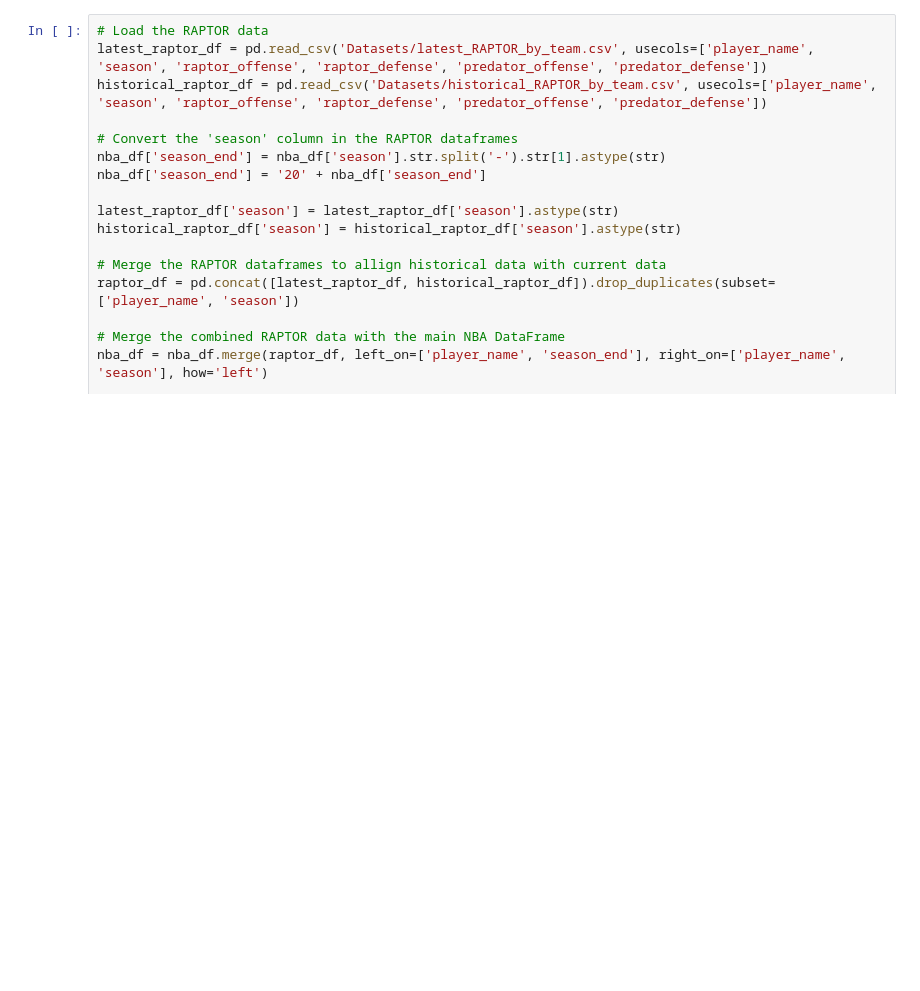
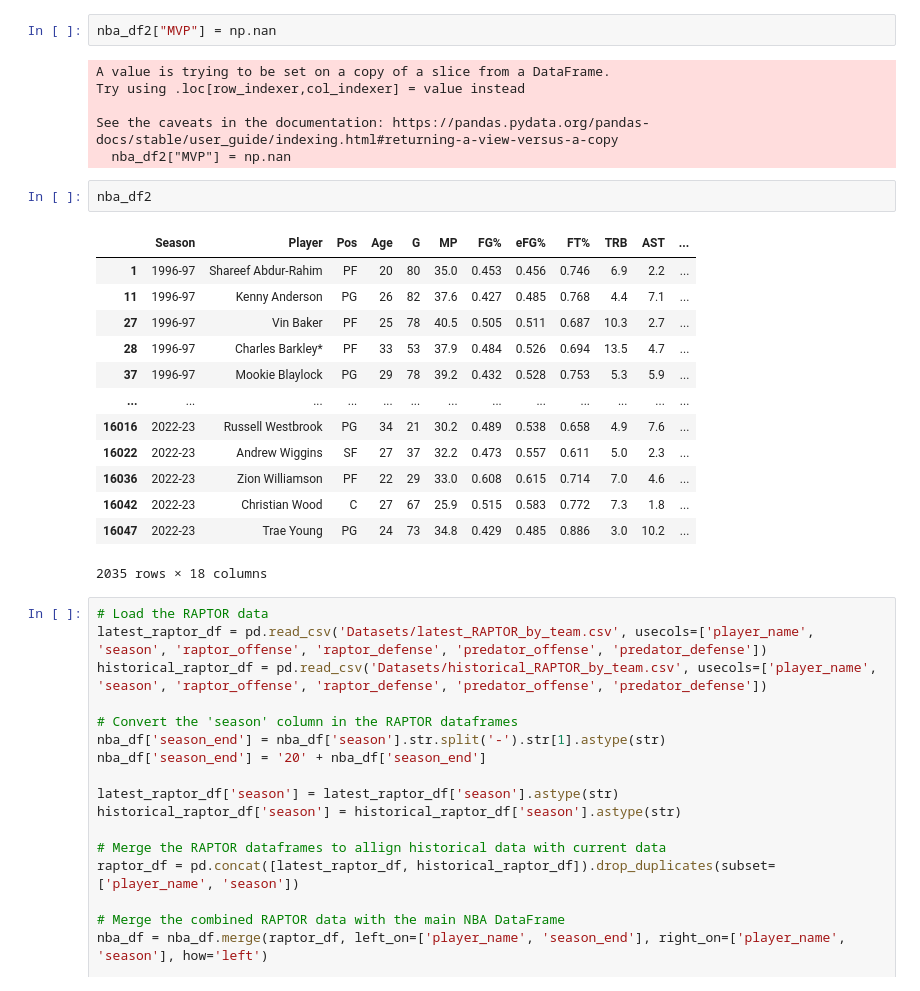
Before and after one commit to Hensonkk/Machine-Learning-NBA-MVP, a Jupyter notebook: NBA_data_preprocessing.ipynb, the cells around one changed output. Drawn from its saved outputs; the diff is of its cells as text; blank space fills up the shorter version.

```diff
--- a/NBA_data_preprocessing.ipynb
+++ b/NBA_data_preprocessing.ipynb
@@ -78,3 +37,27 @@ nba_df[nba_df["PTS"] > 20]
+# %%
+nba_df2["MVP"] = np.nan
+# %% [output]
+A value is trying to be set on a copy of a slice from a DataFrame.
+Try using .loc[row_indexer,col_indexer] = value instead
+
+See the caveats in the documentation: https://pandas.pydata.org/pandas-docs/stable/user_guide/indexing.html#returning-a-view-versus-a-copy
+  nba_df2["MVP"] = np.nan
+# %%
+nba_df2
+# %% [output]
+|  | Season | Player | Pos | Age | G | MP | FG% | eFG% | FT% | TRB | AST | ... |
+| 1 | 1996-97 | Shareef Abdur-Rahim | PF | 20 | 80 | 35.0 | 0.453 | 0.456 | 0.746 | 6.9 | 2.2 | ... |
+| 11 | 1996-97 | Kenny Anderson | PG | 26 | 82 | 37.6 | 0.427 | 0.485 | 0.768 | 4.4 | 7.1 | ... |
+| 27 | 1996-97 | Vin Baker | PF | 25 | 78 | 40.5 | 0.505 | 0.511 | 0.687 | 10.3 | 2.7 | ... |
+| 28 | 1996-97 | Charles Barkley* | PF | 33 | 53 | 37.9 | 0.484 | 0.526 | 0.694 | 13.5 | 4.7 | ... |
+| 37 | 1996-97 | Mookie Blaylock | PG | 29 | 78 | 39.2 | 0.432 | 0.528 | 0.753 | 5.3 | 5.9 | ... |
+| ... | ... | ... | ... | ... | ... | ... | ... | ... | ... | ... | ... | ... |
+| 16016 | 2022-23 | Russell Westbrook | PG | 34 | 21 | 30.2 | 0.489 | 0.538 | 0.658 | 4.9 | 7.6 | ... |
+| 16022 | 2022-23 | Andrew Wiggins | SF | 27 | 37 | 32.2 | 0.473 | 0.557 | 0.611 | 5.0 | 2.3 | ... |
+| 16036 | 2022-23 | Zion Williamson | PF | 22 | 29 | 33.0 | 0.608 | 0.615 | 0.714 | 7.0 | 4.6 | ... |
+| 16042 | 2022-23 | Christian Wood | C | 27 | 67 | 25.9 | 0.515 | 0.583 | 0.772 | 7.3 | 1.8 | ... |
+| 16047 | 2022-23 | Trae Young | PG | 24 | 73 | 34.8 | 0.429 | 0.485 | 0.886 | 3.0 | 10.2 | ... |
+2035 rows × 18 columns
 # %%
 # Load the RAPTOR data
 latest_raptor_df = pd.read_csv('Datasets/latest_RAPTOR_by_team.csv', usecols=['player_name', 'season', 'raptor_offense', 'raptor_defense', 'predator_offense', 'predator_defense'])
```
Also changed, not shown: parts of 5 cells of this notebook, 2 other files.
